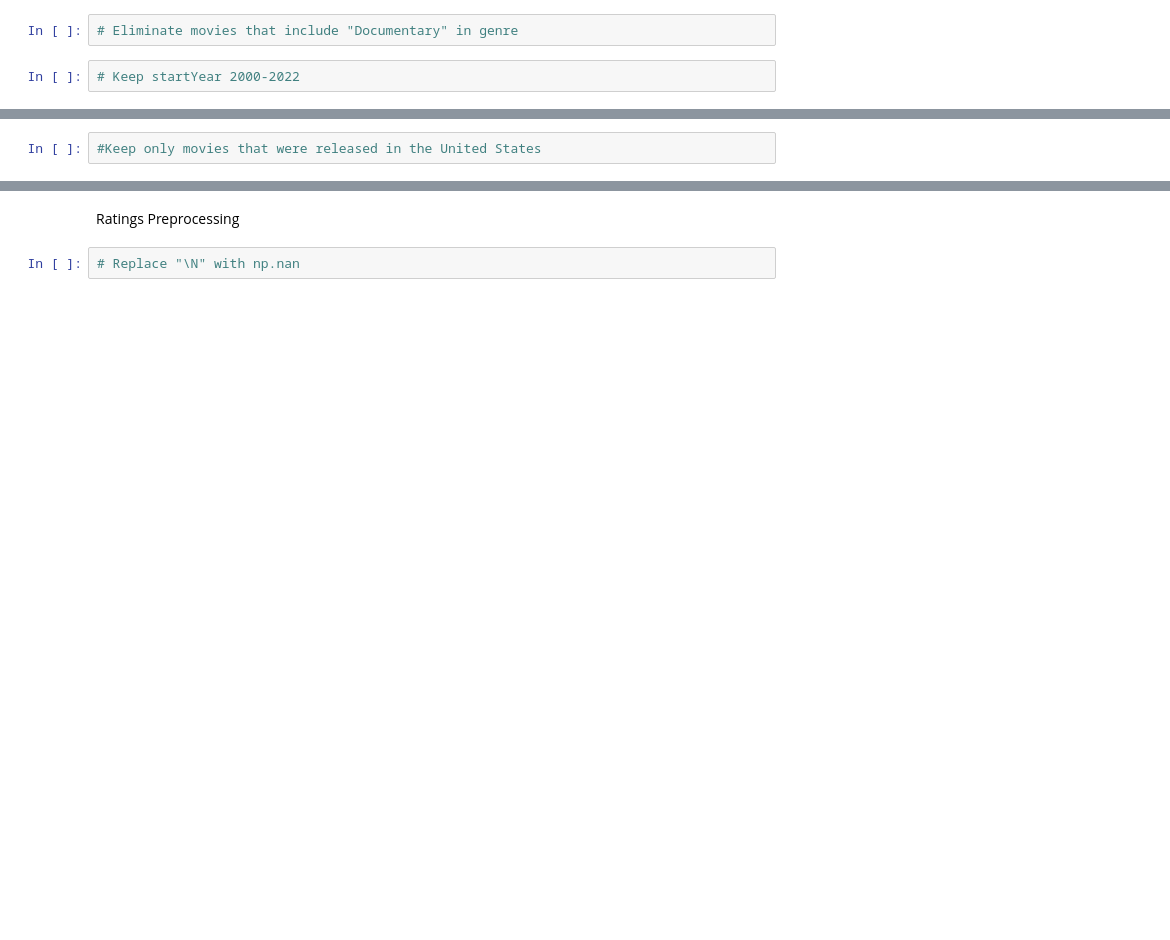
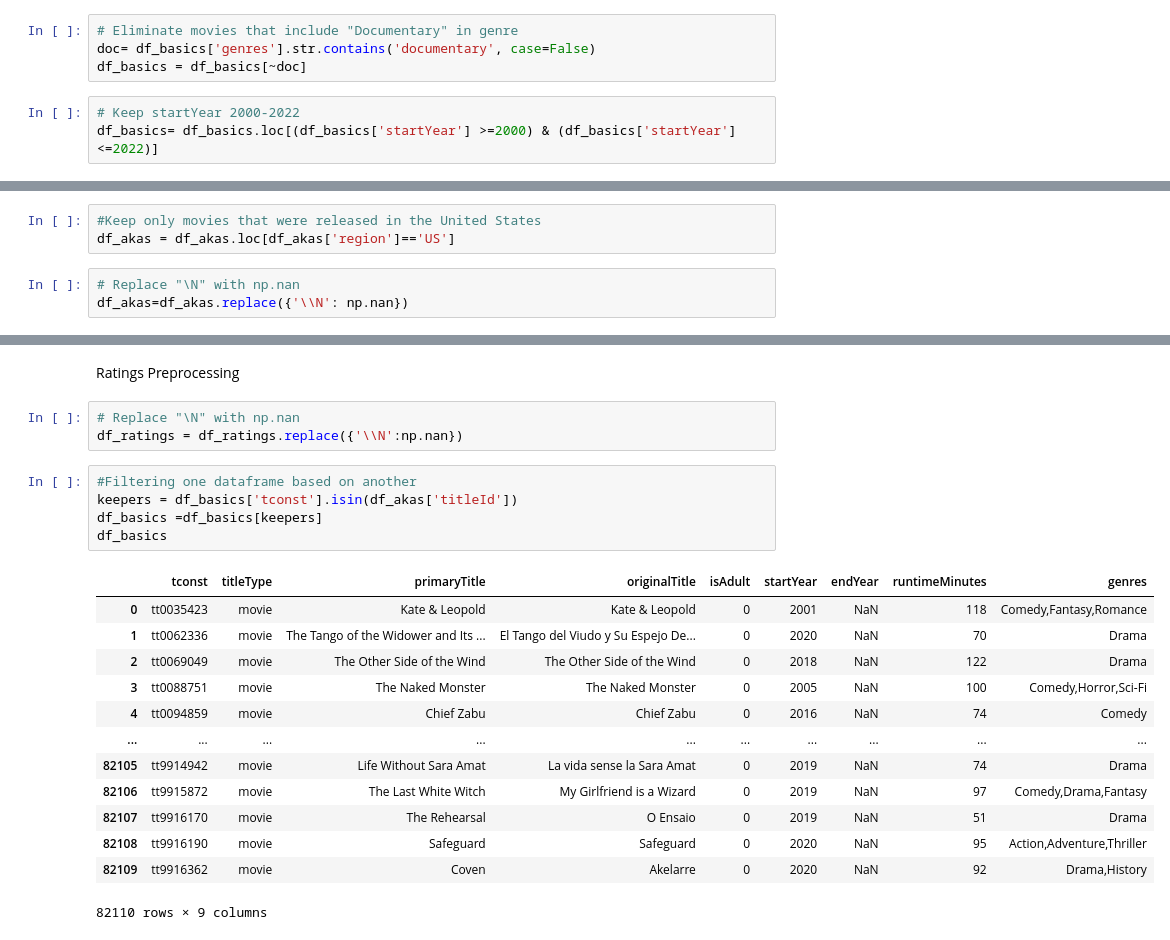
Before and after one commit to julianasaha/IMDB-project, a Jupyter notebook: Project 3.ipynb, the cells around one changed output, grey strips where cells are left out. Cells and saved outputs as stored; diff of their text form; blank space fills up the shorter version.

Commit message:
Created a repo, loaded official IMDB data for requested tables, preprocessed data

```diff
--- a/Project 3.ipynb
+++ b/Project 3.ipynb
@@ -38,4 +61,7 @@ basics_df = basics_df.replace({'\\N':np.nan})
 # %%
 # Eliminate movies that include "Documentary" in genre
+doc= df_basics['genres'].str.contains('documentary', case=False)
+df_basics = df_basics[~doc]
 # %%
 # Keep startYear 2000-2022
+df_basics= df_basics.loc[(df_basics['startYear'] >=2000) & (df_basics['startYear'] <=2022)]
@@ -46,2 +89,6 @@ Akas Preprocessing
 # %%
 #Keep only movies that were released in the United States
+df_akas = df_akas.loc[df_akas['region']=='US']
+# %%
+# Replace "\N" with np.nan
+df_akas=df_akas.replace({'\\N': np.nan})
@@ -49,3 +114,23 @@ Akas Preprocessing
 Ratings Preprocessing
 # %%
 # Replace "\N" with np.nan
+df_ratings = df_ratings.replace({'\\N':np.nan})
+# %%
+#Filtering one dataframe based on another
+keepers = df_basics['tconst'].isin(df_akas['titleId'])
+df_basics =df_basics[keepers]
+df_basics
+# %% [output]
+|  | tconst | titleType | primaryTitle | originalTitle | isAdult | startYear | endYear | runtimeMinutes | genres |
+| 0 | tt0035423 | movie | Kate & Leopold | Kate & Leopold | 0 | 2001 | NaN | 118 | Comedy,Fantasy,Romance |
+| 1 | tt0062336 | movie | The Tango of the Widower and Its ... | El Tango del Viudo y Su Espejo De... | 0 | 2020 | NaN | 70 | Drama |
+| 2 | tt0069049 | movie | The Other Side of the Wind | The Other Side of the Wind | 0 | 2018 | NaN | 122 | Drama |
+| 3 | tt0088751 | movie | The Naked Monster | The Naked Monster | 0 | 2005 | NaN | 100 | Comedy,Horror,Sci-Fi |
+| 4 | tt0094859 | movie | Chief Zabu | Chief Zabu | 0 | 2016 | NaN | 74 | Comedy |
+| ... | ... | ... | ... | ... | ... | ... | ... | ... | ... |
+| 82105 | tt9914942 | movie | Life Without Sara Amat | La vida sense la Sara Amat | 0 | 2019 | NaN | 74 | Drama |
+| 82106 | tt9915872 | movie | The Last White Witch | My Girlfriend is a Wizard | 0 | 2019 | NaN | 97 | Comedy,Drama,Fantasy |
+| 82107 | tt9916170 | movie | The Rehearsal | O Ensaio | 0 | 2019 | NaN | 51 | Drama |
+| 82108 | tt9916190 | movie | Safeguard | Safeguard | 0 | 2020 | NaN | 95 | Action,Adventure,Thriller |
+| 82109 | tt9916362 | movie | Coven | Akelarre | 0 | 2020 | NaN | 92 | Drama,History |
+82110 rows × 9 columns
```
Also changed, not shown: parts of 17 cells of this notebook, 1 other file.
